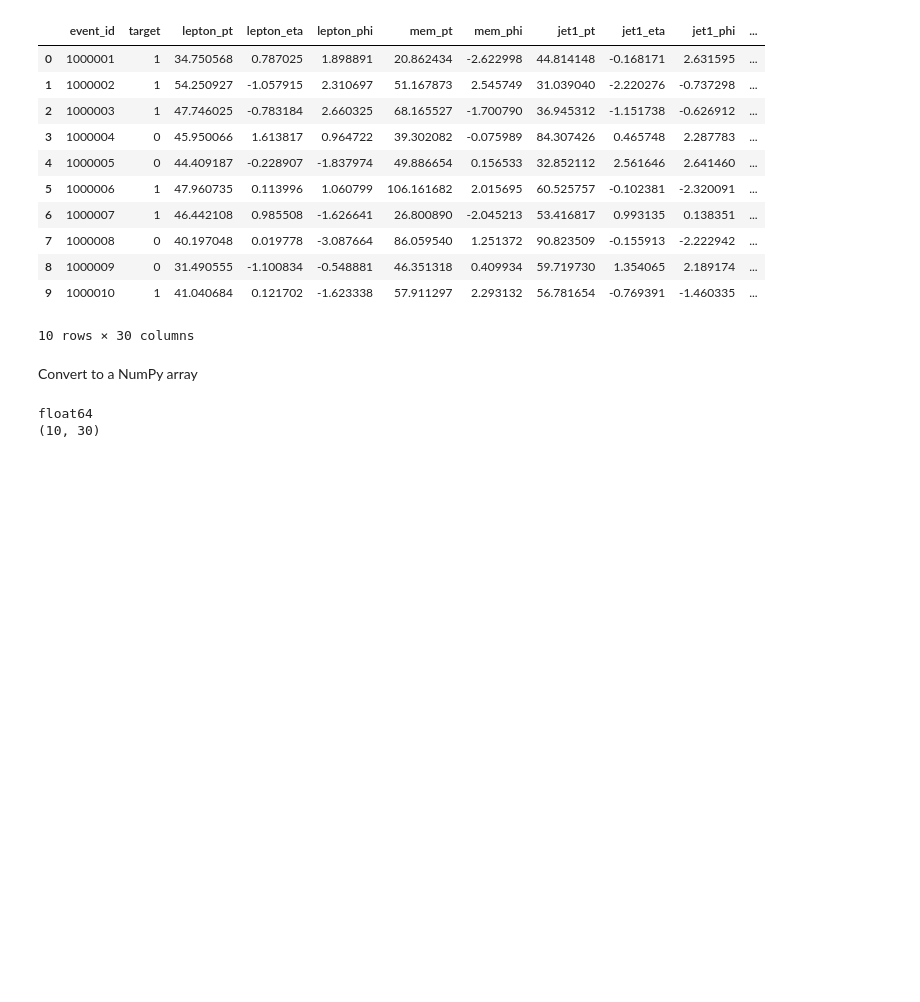
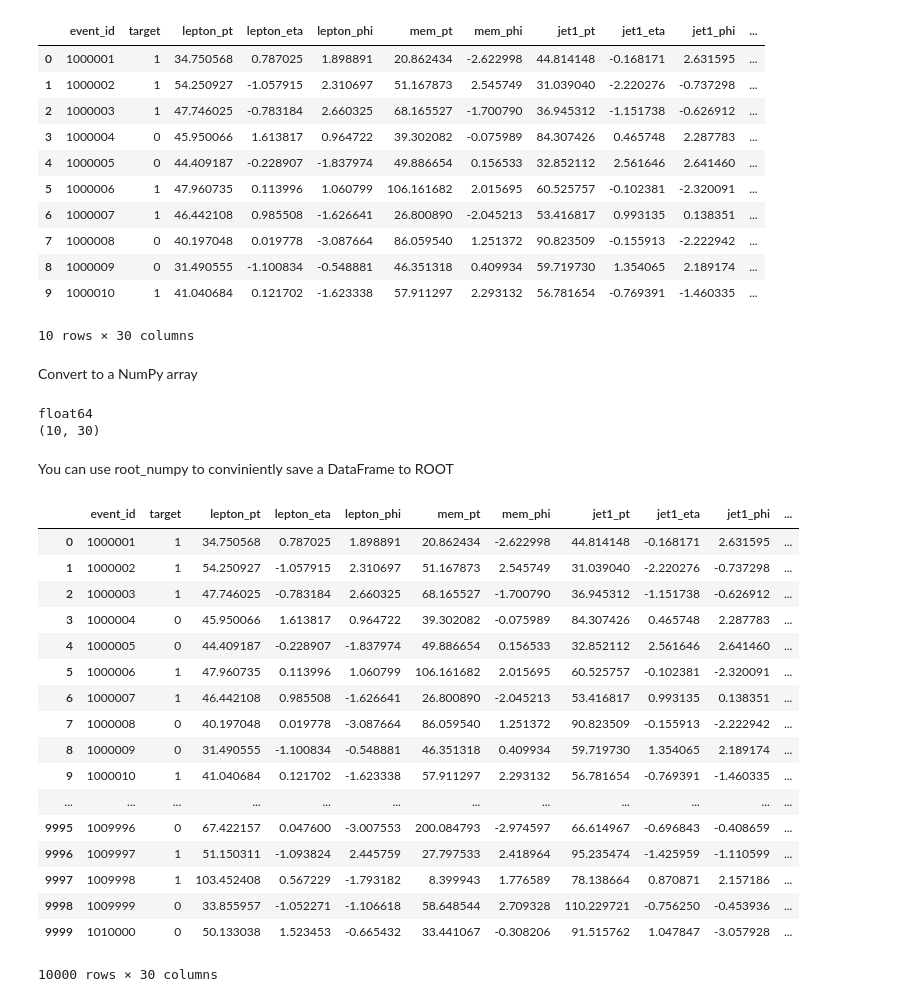
Before and after one commit to yandexdataschool/mlhep2016, a Jupyter notebook: day_1/basic_seminars/1.4 Pandas - seminar.ipynb, the cells around one changed output. Cells and saved outputs as stored; diff of their text form; code cells hidden in the pictures; blank space fills up the shorter version.

Commit message:
Added root_pandas

```diff
--- a/day_1/basic_seminars/1.4 Pandas - seminar.ipynb
+++ b/day_1/basic_seminars/1.4 Pandas - seminar.ipynb
@@ -118,3 +118,5 @@ print(events_read.values.shape)
 # %% [output]
 float64
 (10, 30)
+# %% [markdown]
+You can use root_numpy to conviniently save a DataFrame to ROOT
@@ -120,0 +125,21 @@ float64
+# %%
+root_pandas.read_root("public_train_10000.root")
+# %% [output]
+|  | event_id | target | lepton_pt | lepton_eta | lepton_phi | mem_pt | mem_phi | jet1_pt | jet1_eta | jet1_phi | ... |
+| 0 | 1000001 | 1 | 34.750568 | 0.787025 | 1.898891 | 20.862434 | -2.622998 | 44.814148 | -0.168171 | 2.631595 | ... |
+| 1 | 1000002 | 1 | 54.250927 | -1.057915 | 2.310697 | 51.167873 | 2.545749 | 31.039040 | -2.220276 | -0.737298 | ... |
+| 2 | 1000003 | 1 | 47.746025 | -0.783184 | 2.660325 | 68.165527 | -1.700790 | 36.945312 | -1.151738 | -0.626912 | ... |
+| 3 | 1000004 | 0 | 45.950066 | 1.613817 | 0.964722 | 39.302082 | -0.075989 | 84.307426 | 0.465748 | 2.287783 | ... |
+| 4 | 1000005 | 0 | 44.409187 | -0.228907 | -1.837974 | 49.886654 | 0.156533 | 32.852112 | 2.561646 | 2.641460 | ... |
+| 5 | 1000006 | 1 | 47.960735 | 0.113996 | 1.060799 | 106.161682 | 2.015695 | 60.525757 | -0.102381 | -2.320091 | ... |
+| 6 | 1000007 | 1 | 46.442108 | 0.985508 | -1.626641 | 26.800890 | -2.045213 | 53.416817 | 0.993135 | 0.138351 | ... |
+| 7 | 1000008 | 0 | 40.197048 | 0.019778 | -3.087664 | 86.059540 | 1.251372 | 90.823509 | -0.155913 | -2.222942 | ... |
+| 8 | 1000009 | 0 | 31.490555 | -1.100834 | -0.548881 | 46.351318 | 0.409934 | 59.719730 | 1.354065 | 2.189174 | ... |
+| 9 | 1000010 | 1 | 41.040684 | 0.121702 | -1.623338 | 57.911297 | 2.293132 | 56.781654 | -0.769391 | -1.460335 | ... |
+| ... | ... | ... | ... | ... | ... | ... | ... | ... | ... | ... | ... |
+| 9995 | 1009996 | 0 | 67.422157 | 0.047600 | -3.007553 | 200.084793 | -2.974597 | 66.614967 | -0.696843 | -0.408659 | ... |
+| 9996 | 1009997 | 1 | 51.150311 | -1.093824 | 2.445759 | 27.797533 | 2.418964 | 95.235474 | -1.425959 | -1.110599 | ... |
+| 9997 | 1009998 | 1 | 103.452408 | 0.567229 | -1.793182 | 8.399943 | 1.776589 | 78.138664 | 0.870871 | 2.157186 | ... |
+| 9998 | 1009999 | 0 | 33.855957 | -1.052271 | -1.106618 | 58.648544 | 2.709328 | 110.229721 | -0.756250 | -0.453936 | ... |
+| 9999 | 1010000 | 0 | 50.133038 | 1.523453 | -0.665432 | 33.441067 | -0.308206 | 91.515762 | 1.047847 | -3.057928 | ... |
+10000 rows × 30 columns
```
Also changed, not shown: parts of 3 cells of this notebook.
